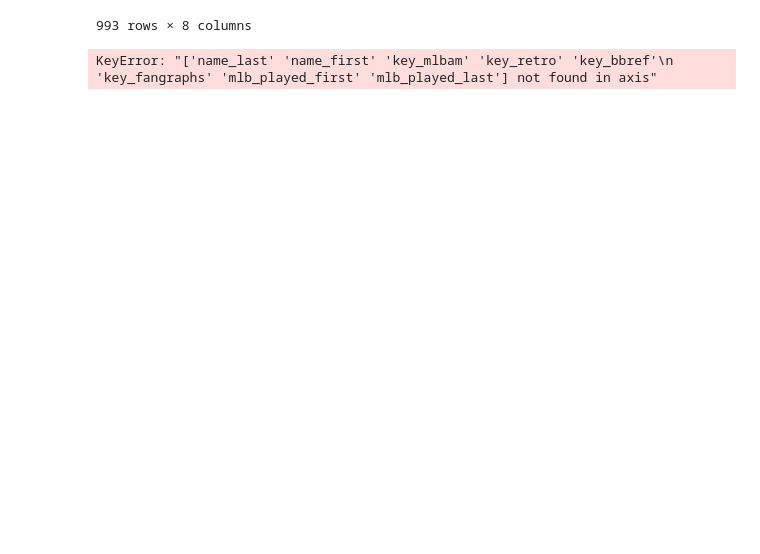
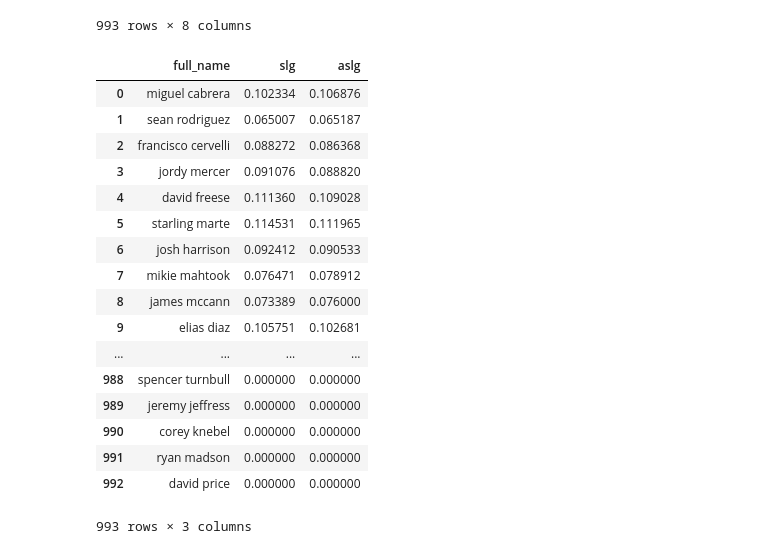
Before and after one commit to ryanrouleau/baseball-fun, a Jupyter notebook: ASLG.ipynb, the cells around one changed output. Saved outputs shown, nothing was run; the diff lists cells and outputs as text; code cells hidden in the pictures; blank space fills up the shorter version.

```diff
--- a/FinalProject.ipynb
+++ b/ASLG.ipynb
@@ -326,7 +326,26 @@ ids_names
 joined = pd.merge(final_df, ids_names, left_on='batter', right_on='key_mlbam', how='left')
 # %%
 joined['full_name'] = joined['name_first'] + ' ' + joined['name_last']
-# %%
-joined.drop(['name_last', 'name_first', 'key_mlbam', 'key_retro', 'key_bbref', 'key_fangraphs', 'mlb_played_first', 'mlb_played_last'])
-# %% [output]
-KeyError: "['name_last' 'name_first' 'key_mlbam' 'key_retro' 'key_bbref'\n 'key_fangraphs' 'mlb_played_first' 'mlb_played_last'] not found in axis"
+# %%
+cleaned_df = joined[['full_name', 'slg', 'aslg']]
+# %%
+cleaned_df
+# %% [output]
+|  | full_name | slg | aslg |
+| 0 | miguel cabrera | 0.102334 | 0.106876 |
+| 1 | sean rodriguez | 0.065007 | 0.065187 |
+| 2 | francisco cervelli | 0.088272 | 0.086368 |
+| 3 | jordy mercer | 0.091076 | 0.088820 |
+| 4 | david freese | 0.111360 | 0.109028 |
+| 5 | starling marte | 0.114531 | 0.111965 |
+| 6 | josh harrison | 0.092412 | 0.090533 |
+| 7 | mikie mahtook | 0.076471 | 0.078912 |
+| 8 | james mccann | 0.073389 | 0.076000 |
+| 9 | elias diaz | 0.105751 | 0.102681 |
+| ... | ... | ... | ... |
+| 988 | spencer turnbull | 0.000000 | 0.000000 |
+| 989 | jeremy jeffress | 0.000000 | 0.000000 |
+| 990 | corey knebel | 0.000000 | 0.000000 |
+| 991 | ryan madson | 0.000000 | 0.000000 |
+| 992 | david price | 0.000000 | 0.000000 |
+993 rows × 3 columns
```
